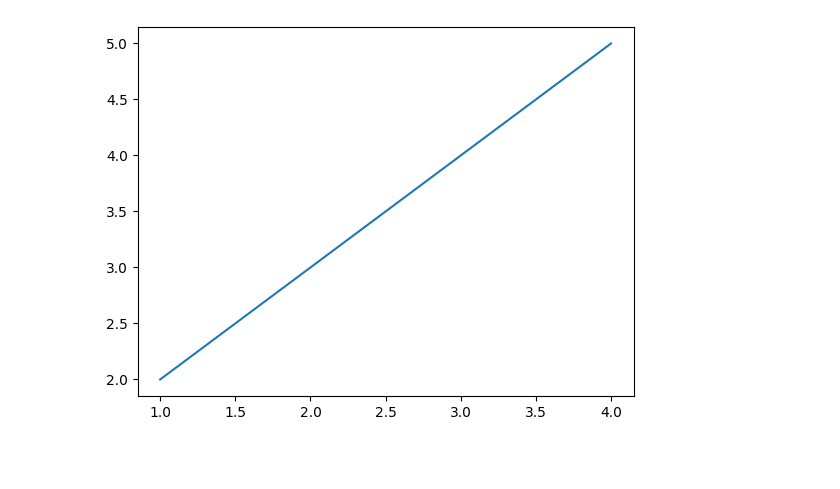
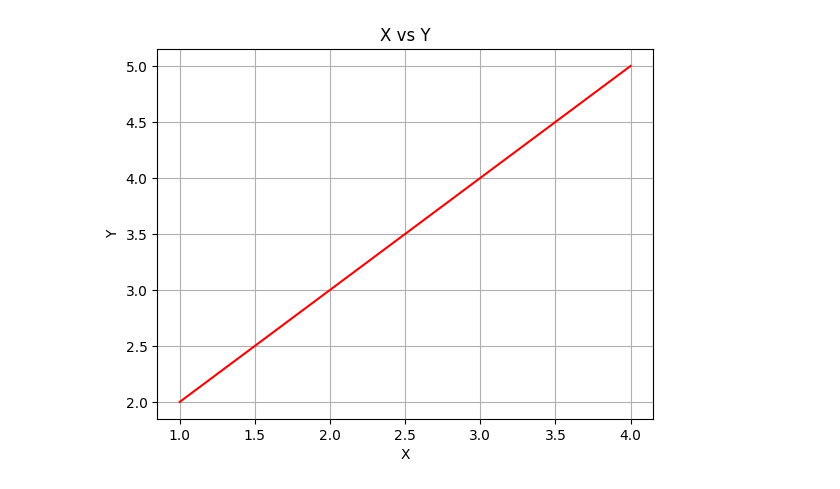
Before and after one commit to alokkumar1986/18-July-2026-Python-FullStack, a Jupyter notebook: matplotlib.ipynb, the cells around one changed output. Drawn from its saved outputs; the diff is of its cells as text; code cells hidden in the pictures; blank space fills up the shorter version.

```diff
--- a/matplotlib.ipynb
+++ b/matplotlib.ipynb
@@ -3,9 +3,13 @@
 # %%
 import matplotlib.pyplot as plt
 
 x = [1, 2, 3, 4]
 y = [2, 3, 4, 5]
-plt.plot(x,y)
+plt.plot(x,y, 'red')
+plt.title('X vs Y')
+plt.xlabel('X')
+plt.ylabel('Y')
+plt.grid(True)
 plt.show()
 # %% [output]
-[figure, old version]
+[figure, new version]
```
Also changed, not shown: parts of 6 cells of this notebook.
